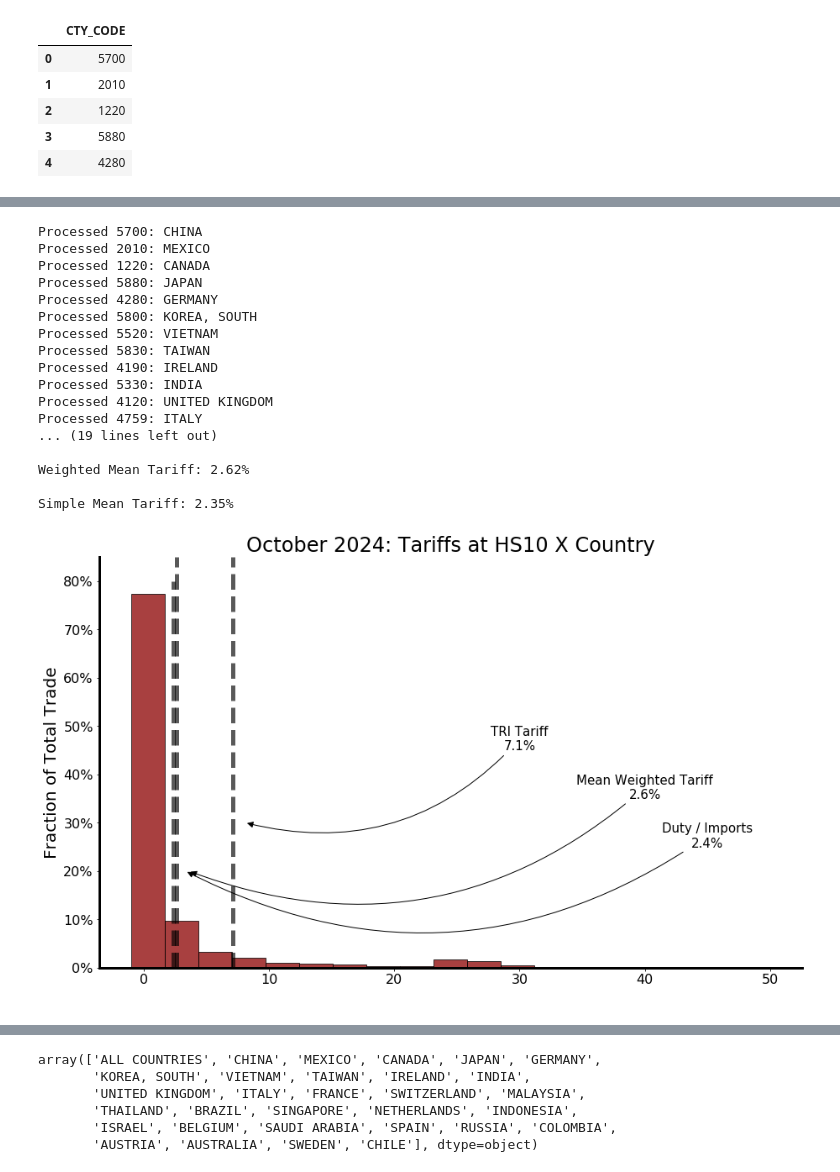
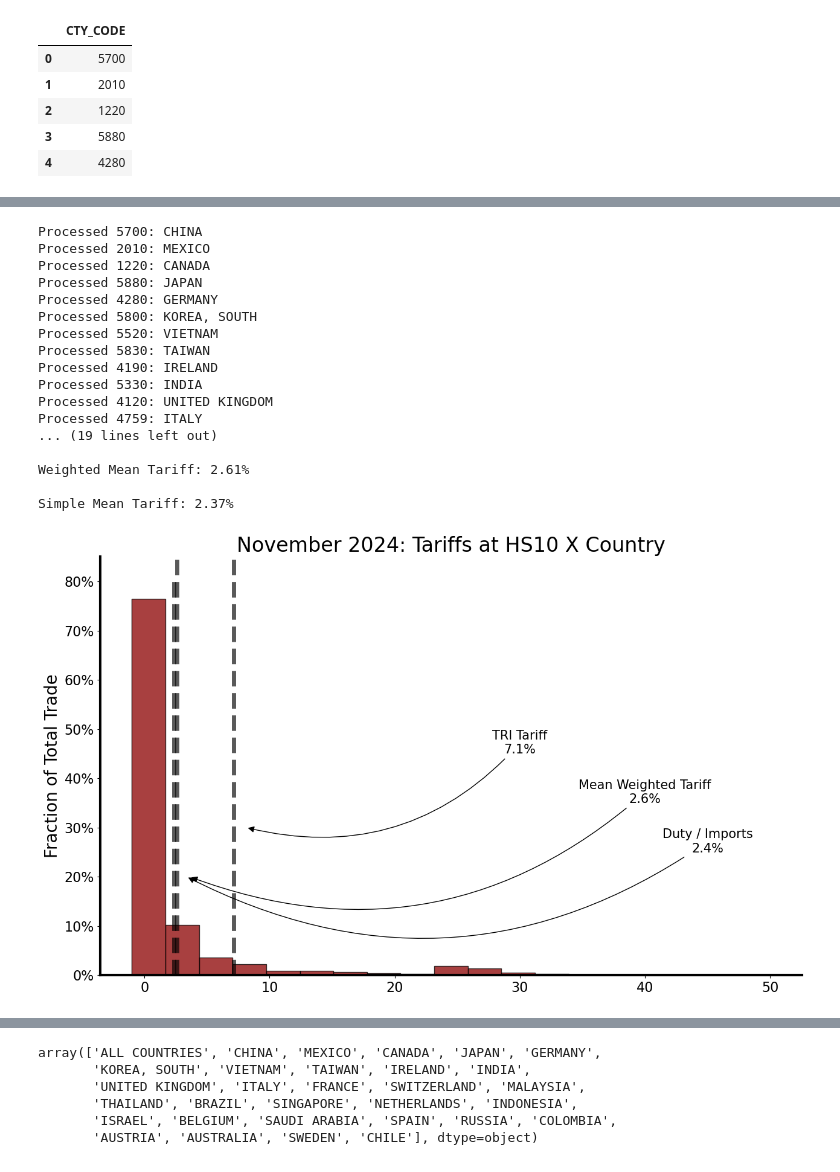
Before and after one commit to tradewartracker/how-restrictive-us-trade, a Jupyter notebook: TRI-all-country.ipynb, the cells around one changed output, grey strips where cells are left out. Cells and saved outputs as stored; diff of their text form; code cells hidden in the pictures.

Commit message:
updated with November data

```diff
--- a/TRI-all-country.ipynb
+++ b/TRI-all-country.ipynb
@@ -110,7 +114,7 @@ def process_countries_for_date(country_list, target_date, weight_year="2024", se
 
     for country in countries:
 
-        file = f"C:\\heroku\\how-restrictive-us-trade\\data\\imports-hs10\\{country}data-current.parquet"
+        file = os.path.join(data_repo, f"imports-hs10\\{country}data-current.parquet")
 
         # Load country data
         dfcntry = pq.read_table(file).to_pandas()
@@ -237,8 +241,6 @@ def create_tariff_metrics_by_date_country(country_list, date_list, weight_year="
 
     return results_df
 # %%
-target_date = "2025-10"
-
 bigdf = process_countries_for_date(country_list, target_date, weight_year="2024")
 
 sqrtariff = ((bigdf["tariff"]**2 * bigdf["weights"]).sum())**0.5
@@ -261,13 +263,13 @@ print(f"Simple Mean Tariff: {simplemean:.2%}")
 
 formatted_date = pd.to_datetime(target_date, format="%Y-%m").strftime("%B %Y")
 
-# with open(texfile, 'w') as f:
-#     f.write(f'\\newcommand{{\\rmsValuetwofive}}{{{sqrtariff*100:.0f}}}\n')
-#     f.write(f'\\newcommand{{\\meanWeightedValuetwofive}}{{{meanweighted*100:.0f}}}\n')
-#     f.write(f'\\newcommand{{\\simpleMeanValuetwofive}}{{{simplemean*100:.0f}}}\n')
-#     f.write(f'\\newcommand{{\\currentdate}}{{{formatted_date}}}\n')
-#     f.write(f'\\newcommand{{\\diffmeanWeightedValuetwofive}}{{{(sqrtariff*100 - meanweighted*100):.0f}}}\n')
-#     f.write(f'\\newcommand{{\\diffsimpleMeanValuetwofive}}{{{(sqrtariff*100 - simplemean*100):.0f}}}\n')
+with open(texfile, 'w') as f:
+    f.write(f'\\newcommand{{\\rmsValuetwofive}}{{{sqrtariff*100:.0f}}}\n')
+    f.write(f'\\newcommand{{\\meanWeightedValuetwofive}}{{{meanweighted*100:.0f}}}\n')
+    f.write(f'\\newcommand{{\\simpleMeanValuetwofive}}{{{simplemean*100:.0f}}}\n')
+    f.write(f'\\newcommand{{\\currentdate}}{{{formatted_date}}}\n')
+    f.write(f'\\newcommand{{\\diffmeanWeightedValuetwofive}}{{{(sqrtariff*100 - meanweighted*100):.0f}}}\n')
+    f.write(f'\\newcommand{{\\diffsimpleMeanValuetwofive}}{{{(sqrtariff*100 - simplemean*100):.0f}}}\n')
 # %% [output]
 Processed 5700: CHINA
 Processed 2010: MEXICO
@@ -384,7 +387,8 @@ plt.show()
 # %%
-target_date = "2024-10"
+# Create comparison date for prior year (2024)
+comparison_date = "2024-" + target_date.split("-")[1]
 
-bigdf = process_countries_for_date(country_list, target_date, weight_year="2024")
+bigdf = process_countries_for_date(country_list, comparison_date, weight_year="2024")
 
 sqrtariff = ((bigdf["tariff"]**2 * bigdf["weights"]).sum())**0.5
 
@@ -402,13 +406,13 @@ simplemean = bigdf['CAL_DUT_MO'].sum() / bigdf["CON_VAL_MO"].sum()
 
 print(f"Simple Mean Tariff: {simplemean:.2%}")
 
-formatted_date = pd.to_datetime(target_date, format="%Y-%m").strftime("%B %Y")
+formatted_date = pd.to_datetime(comparison_date, format="%Y-%m").strftime("%B %Y")
 
-# with open(texfile, 'a') as f:
-#     f.write(f'\\newcommand{{\\rmsValuetwofour}}{{{sqrtariff*100:.0f}}}\n')
-#     f.write(f'\\newcommand{{\\meanWeightedValuetwofour}}{{{meanweighted*100:.0f}}}\n')
-#     f.write(f'\\newcommand{{\\simpleMeanValuetwofour}}{{{simplemean*100:.0f}}}\n')
-#     f.write(f'\\newcommand{{\\olddate}}{{{formatted_date}}}\n')
+with open(texfile, 'a') as f:
+    f.write(f'\\newcommand{{\\rmsValuetwofour}}{{{sqrtariff*100:.0f}}}\n')
+    f.write(f'\\newcommand{{\\meanWeightedValuetwofour}}{{{meanweighted*100:.0f}}}\n')
+    f.write(f'\\newcommand{{\\simpleMeanValuetwofour}}{{{simplemean*100:.0f}}}\n')
+    f.write(f'\\newcommand{{\\olddate}}{{{formatted_date}}}\n')
 # %% [output]
 Processed 5700: CHINA
 Processed 2010: MEXICO
@@ -424,9 +428,9 @@ Processed 4120: UNITED KINGDOM
 Processed 4759: ITALY
 ... (19 lines left out)
 
-Weighted Mean Tariff: 2.62%
+Weighted Mean Tariff: 2.61%
 
-Simple Mean Tariff: 2.35%
+Simple Mean Tariff: 2.37%
 # %%
 fig, ax = plt.subplots(figsize = (15,9))
 
@@ -457,7 +461,8 @@ ax.set_ylabel("Fraction of Total Trade", fontsize = 20)
 
 # ax.set_xlabel("Change in HS10 Tariff: May 2025 - May 2024", fontsize = 20)
 
-ax.set_title("October 2024: Tariffs at HS10 X Country", fontsize = 24)
+formatted_date = pd.to_datetime(comparison_date, format="%Y-%m").strftime("%B %Y")
+ax.set_title(f"{formatted_date}: Tariffs at HS10 X Country", fontsize = 24)
 
 ax.yaxis.set_major_formatter(mtick.PercentFormatter(xmax=1))
 
@@ -494,36 +499,36 @@ ax.vlines(100*meanweighted, 0, 0.85,
 ax.annotate("Mean Weighted Tariff\n{:.1f}%".format(100*meanweighted),
             xy=(100*meanweighted+1, 0.20),
             xytext=(40, 0.35),
             arrowprops={
             "arrowstyle": "-|>", # This is stuff about the arrow
             "connectionstyle": "arc3,rad=-0.3",  # rad controls curve amount,  # Arc with arms
             "color": "black"},
             fontsize=15, color='black',
             ha='center')
 
 
 ax.vlines(100*simplemean, 0, 0.80,
           linestyles= "dashed", color = "k", linewidth=5, alpha=0.65)
 
 ax.annotate("Duty / Imports\n{:.1f}%".format(100*simplemean),
             xy=(100*simplemean+1, 0.20),
             xytext=(45, 0.25),
             arrowprops={
             "arrowstyle": "-|>", # This is stuff about the arrow
             "connectionstyle": "arc3,rad=-0.3",  # rad controls curve amount,  # Arc with arms
             "color": "black"},
             fontsize=15, color='black',
             ha='center')
 
 ax.set_ylim(top=0.85)
 
-plt.savefig(figfile+"sept2024-histogram.png", bbox_inches = "tight")
+plt.savefig(figfile+ comparison_date + "-histogram.png", bbox_inches = "tight")
 
-plt.savefig(figfile+"sept2024-histogram.pdf", bbox_inches = "tight")
+plt.savefig(figfile+ comparison_date + "-histogram.pdf", bbox_inches = "tight")
 
 plt.show()
 # %% [output]
-[figure, old version]
+[figure, new version]
 # %%
 date_list = ["2024-01", "2024-02", "2024-03", "2024-04", "2024-05", "2024-06", "2024-07", "2024-08", "2024-09", "2024-10", "2024-11", "2024-12",
              "2025-01", "2025-02", "2025-03", "2025-04", "2025-05", "2025-06", "2025-07", "2025-08", "2025-09", "2025-10"]
```
Also changed, not shown: parts of 24 cells of this notebook, 37 other files.
